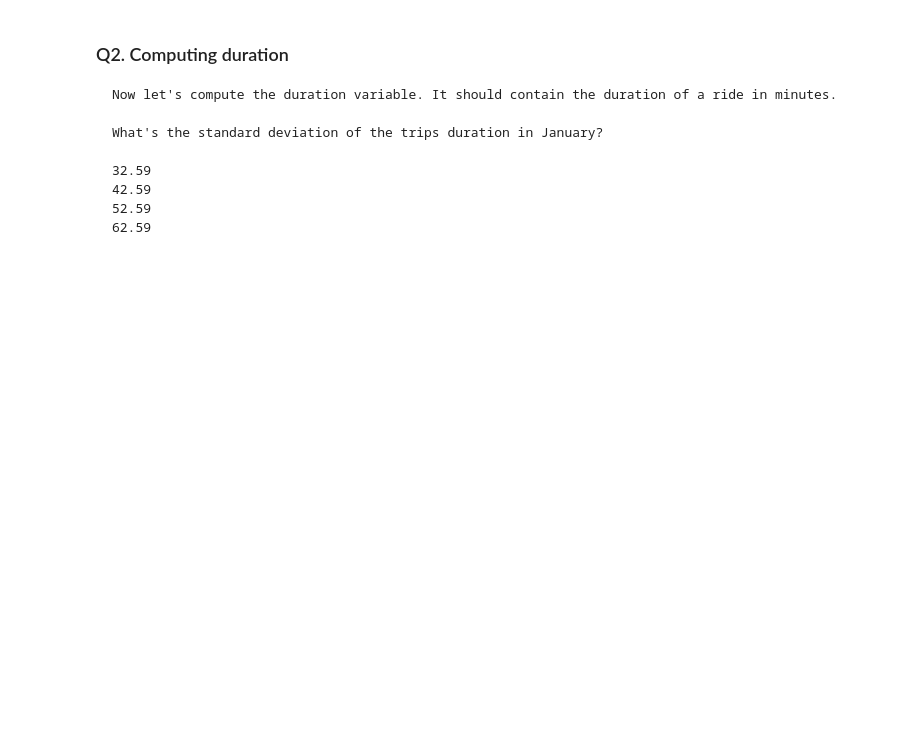
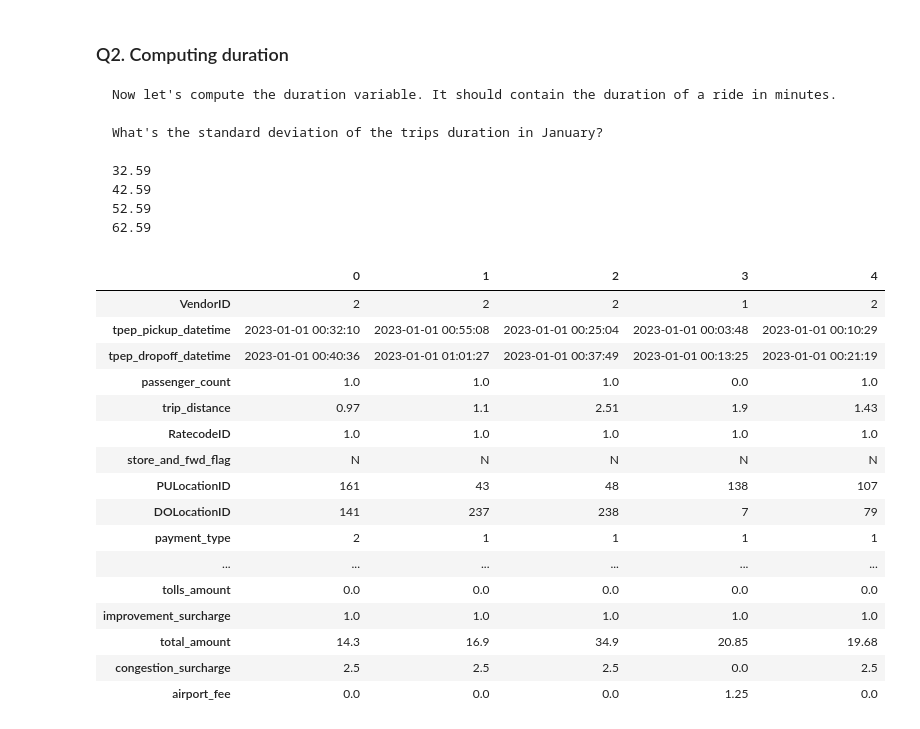
Before and after one commit to SapientSapiens/mlops-zoomcamp-2025, a Jupyter notebook: homework/01/mlops_hw_01.ipynb, the cells around one changed output. Drawn from its saved outputs; the diff is of its cells as text; code cells hidden in the pictures; blank space fills up the shorter version.

```diff
--- a/homework/01/mlops_hw_01.ipynb
+++ b/homework/01/mlops_hw_01.ipynb
@@ -78,3 +80,24 @@ df_Jan.shape[1]
     42.59
     52.59
     62.59
+# %%
+# lets first explore the dataframe for January data
+df_Jan.head().T
+# %% [output]
+|  | 0 | 1 | 2 | 3 | 4 |
+| VendorID | 2 | 2 | 2 | 1 | 2 |
+| tpep_pickup_datetime | 2023-01-01 00:32:10 | 2023-01-01 00:55:08 | 2023-01-01 00:25:04 | 2023-01-01 00:03:48 | 2023-01-01 00:10:29 |
+| tpep_dropoff_datetime | 2023-01-01 00:40:36 | 2023-01-01 01:01:27 | 2023-01-01 00:37:49 | 2023-01-01 00:13:25 | 2023-01-01 00:21:19 |
+| passenger_count | 1.0 | 1.0 | 1.0 | 0.0 | 1.0 |
+| trip_distance | 0.97 | 1.1 | 2.51 | 1.9 | 1.43 |
+| RatecodeID | 1.0 | 1.0 | 1.0 | 1.0 | 1.0 |
+| store_and_fwd_flag | N | N | N | N | N |
+| PULocationID | 161 | 43 | 48 | 138 | 107 |
+| DOLocationID | 141 | 237 | 238 | 7 | 79 |
+| payment_type | 2 | 1 | 1 | 1 | 1 |
+| ... | ... | ... | ... | ... | ... |
+| tolls_amount | 0.0 | 0.0 | 0.0 | 0.0 | 0.0 |
+| improvement_surcharge | 1.0 | 1.0 | 1.0 | 1.0 | 1.0 |
+| total_amount | 14.3 | 16.9 | 34.9 | 20.85 | 19.68 |
+| congestion_surcharge | 2.5 | 2.5 | 2.5 | 0.0 | 2.5 |
+| airport_fee | 0.0 | 0.0 | 0.0 | 1.25 | 0.0 |
```
Also changed, not shown: parts of 40 cells of this notebook.
